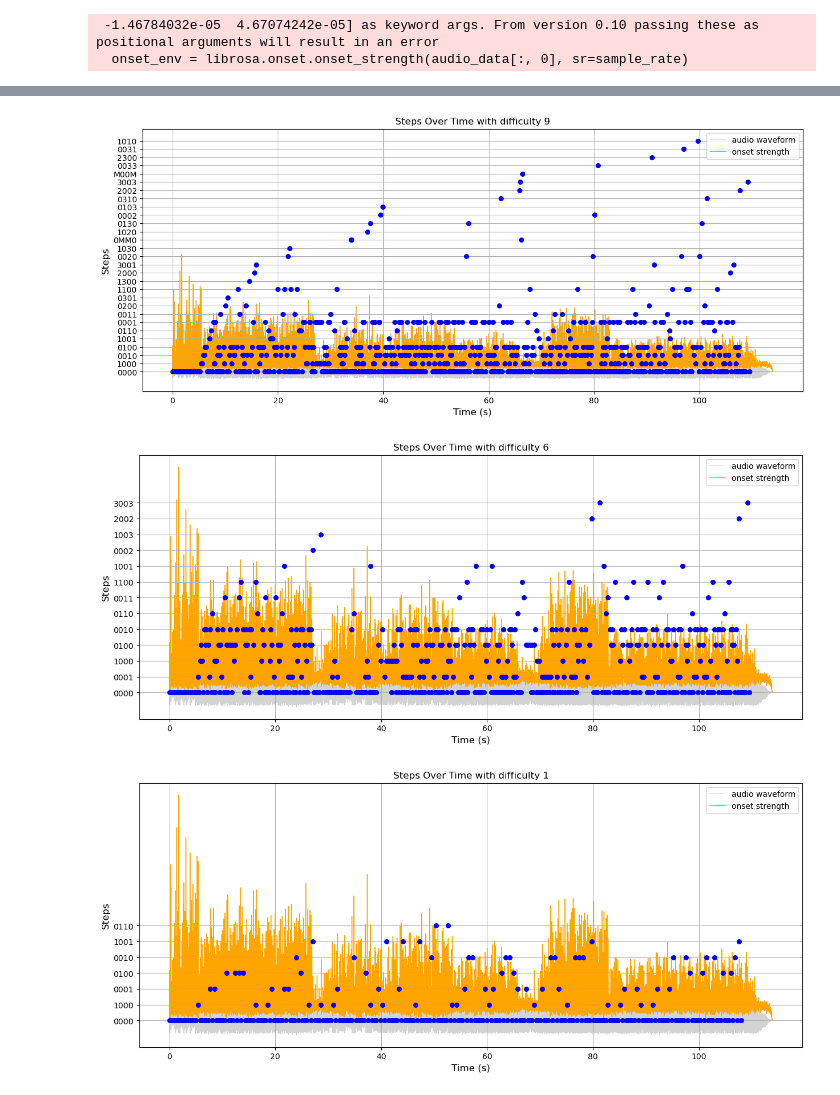
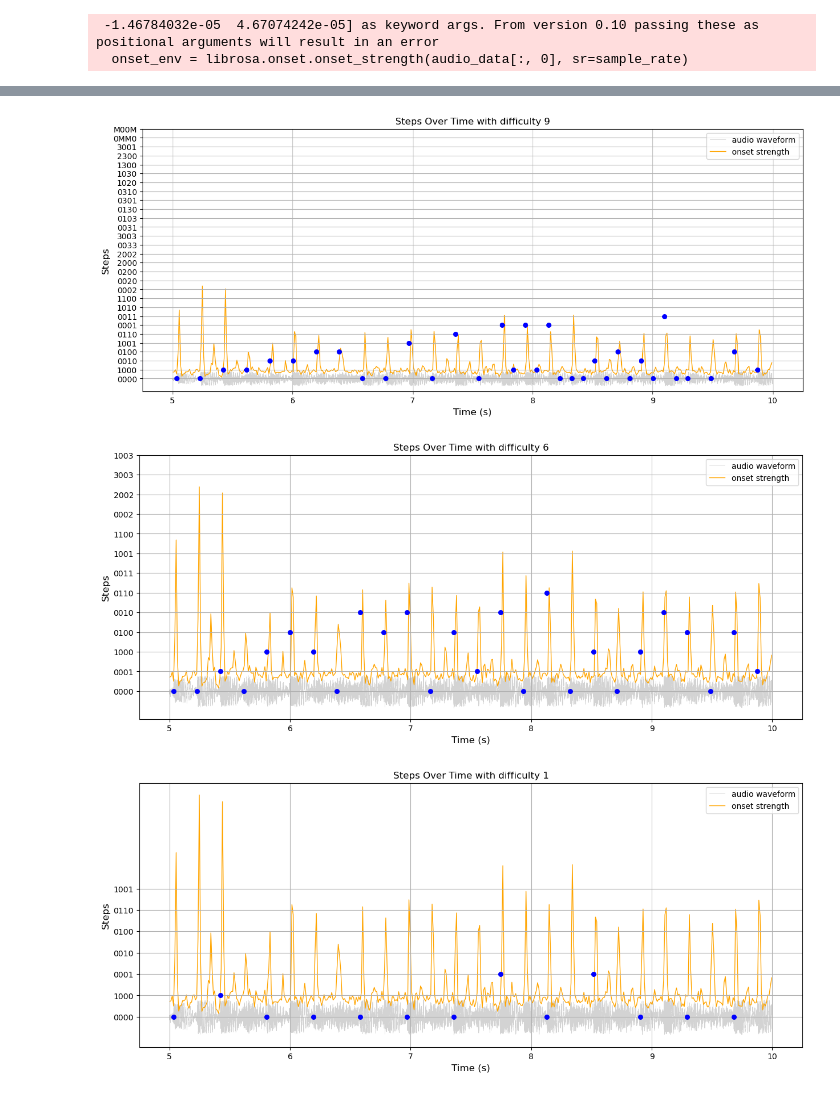
Before and after one commit to lcrosvila/GrooveGuru, a Jupyter notebook: plot_chart.ipynb, the cells around one changed output, grey strips where cells are left out. Drawn from its saved outputs; the diff is of its cells as text; code cells hidden in the pictures.

```diff
--- a/plot_chart.ipynb
+++ b/plot_chart.ipynb
@@ -56,11 +56,18 @@ for chart in data['charts']:
     fig, ax = plt.subplots(figsize=(15, 6))
 
     # Plot the audio waveform as the background
-    ax.plot(audio_time, audio_data[:,0], color='lightgray', linewidth=0.5, zorder=1, label='audio waveform')
-    ax.plot(onset_times, onset_env, color='orange', linewidth=1, zorder=1, label='onset strength')
+    # find where audio_time is around 5s
+    idx1 = np.where(audio_time > 5)[0][0]
+    idx2 = np.where(audio_time > 10)[0][0]
+    ax.plot(audio_time[idx1:idx2], audio_data[idx1:idx2,0], color='lightgray', linewidth=0.5, zorder=1, label='audio waveform')
+    idx1 = np.where(onset_times > 5)[0][0]
+    idx2 = np.where(onset_times > 10)[0][0]
+    ax.plot(onset_times[idx1:idx2], onset_env[idx1:idx2], color='orange', linewidth=1, zorder=1, label='onset strength')
 
     # Plot the steps over time
-    ax.scatter(time_values, step_values, color='blue', marker='o', s=30, zorder=2)
+    idx1 = np.where(np.array(time_values) > 5)[0][0]
+    idx2 = np.where(np.array(time_values) > 10)[0][0]
+    ax.scatter(time_values[idx1:idx2], step_values[idx1:idx2], color='blue', marker='o', s=30, zorder=2)
 
     ax.set_xlabel('Time (s)', fontsize=12)
     ax.set_ylabel('Steps', fontsize=12)
@@ -80,3 +87,3 @@ for chart in data['charts']:
-[figure, old version]
+[figure, new version]
-[figure, old version]
+[figure, new version]
-[figure, old version]
+[figure, new version]
```
Also changed, not shown: parts of 1 cell of this notebook.
